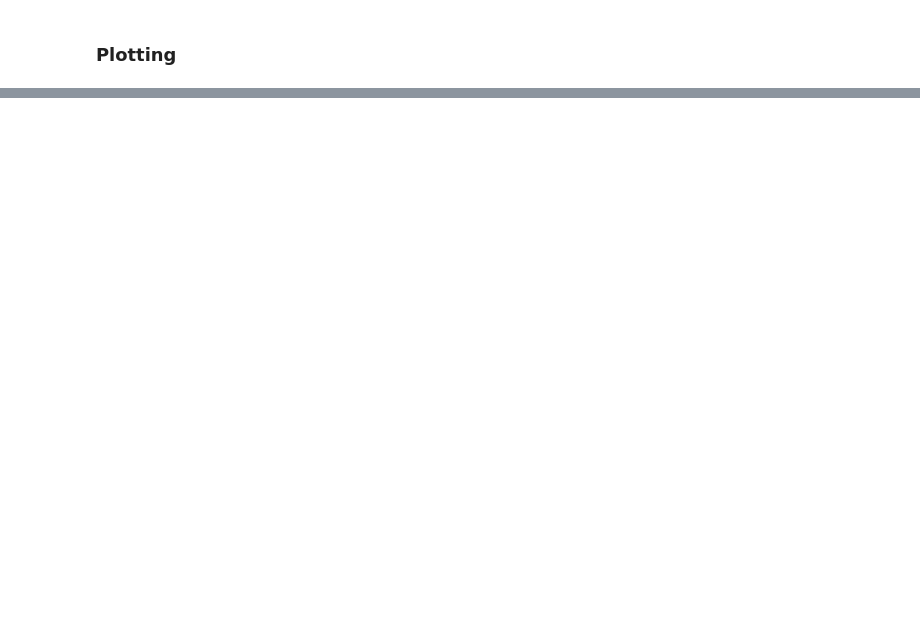
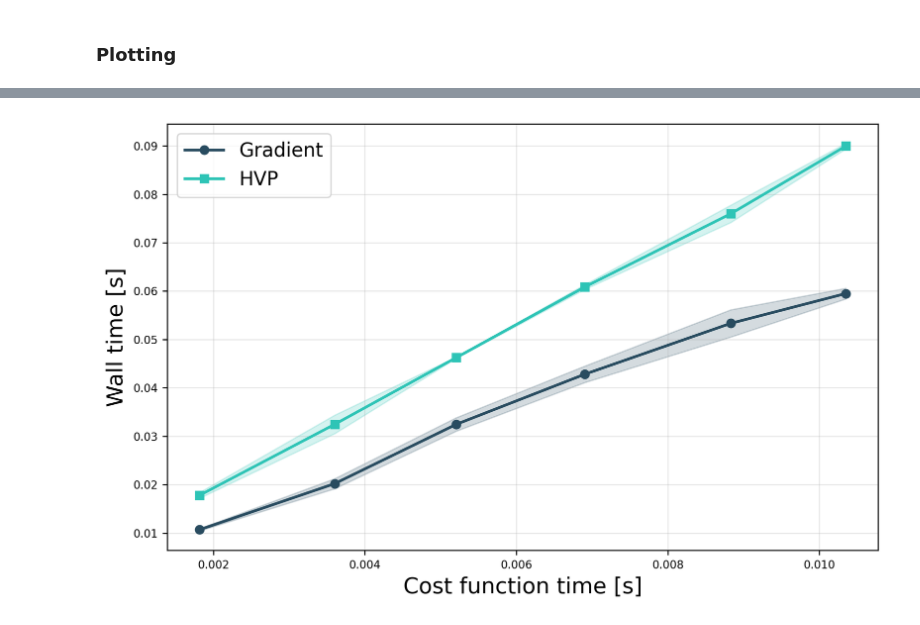
Before and after one commit to EmilianoG-byte/iqm-benchmarks, a Jupyter notebook: playground/aps_presentation/complexity_comparison.ipynb, the cells around one changed output, grey strips where cells are left out. Drawn from its saved outputs; the diff is of its cells as text; code cells hidden in the pictures; blank space fills up the shorter version.

```diff
--- a/playground/aps_presentation/complexity_comparison.ipynb
+++ b/playground/aps_presentation/complexity_comparison.ipynb
@@ -370,0 +437,19 @@ plot_wall_time(
+# %%
+cost_fn_times_depths = [time[0] for time in tuples_cost_depths]
+wall_times_depths_2 = {
+    r"Gradient": tuples_grads_depths,
+    r"HVP": tuples_hvp_depths,
+}
+# %%
+plot_wall_time(
+    time_data=wall_times_depths_2,
+    x_values=cost_fn_times_depths,
+    xlabel="Cost function time [s]",
+    logscale=None,
+    title=None,
+    label_fontsize=16,
+    legend_fontsize=14,
+    legend_loc="upper left"
+)
+# %% [output]
+[figure, added]
```
Also changed, not shown: parts of 9 cells of this notebook.
